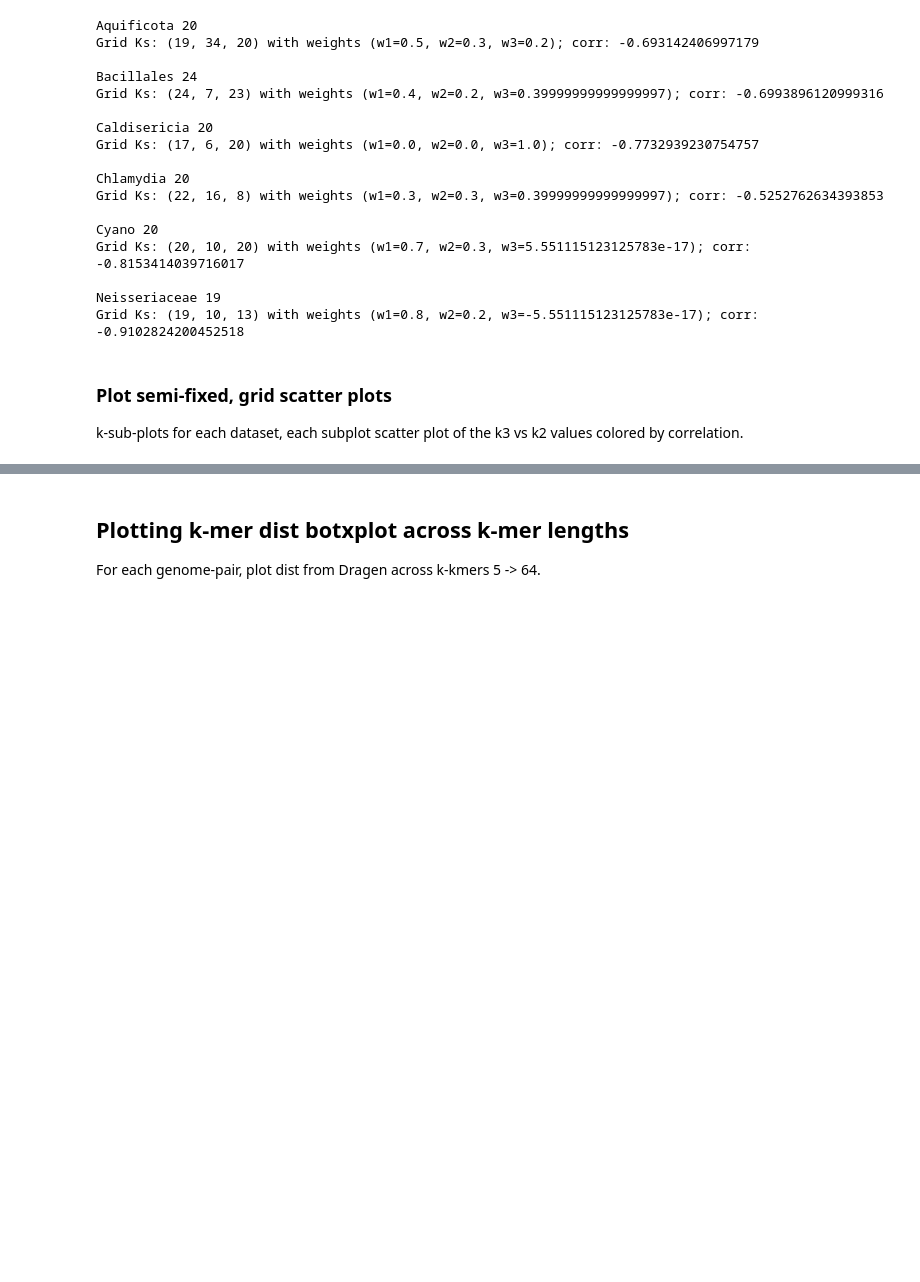
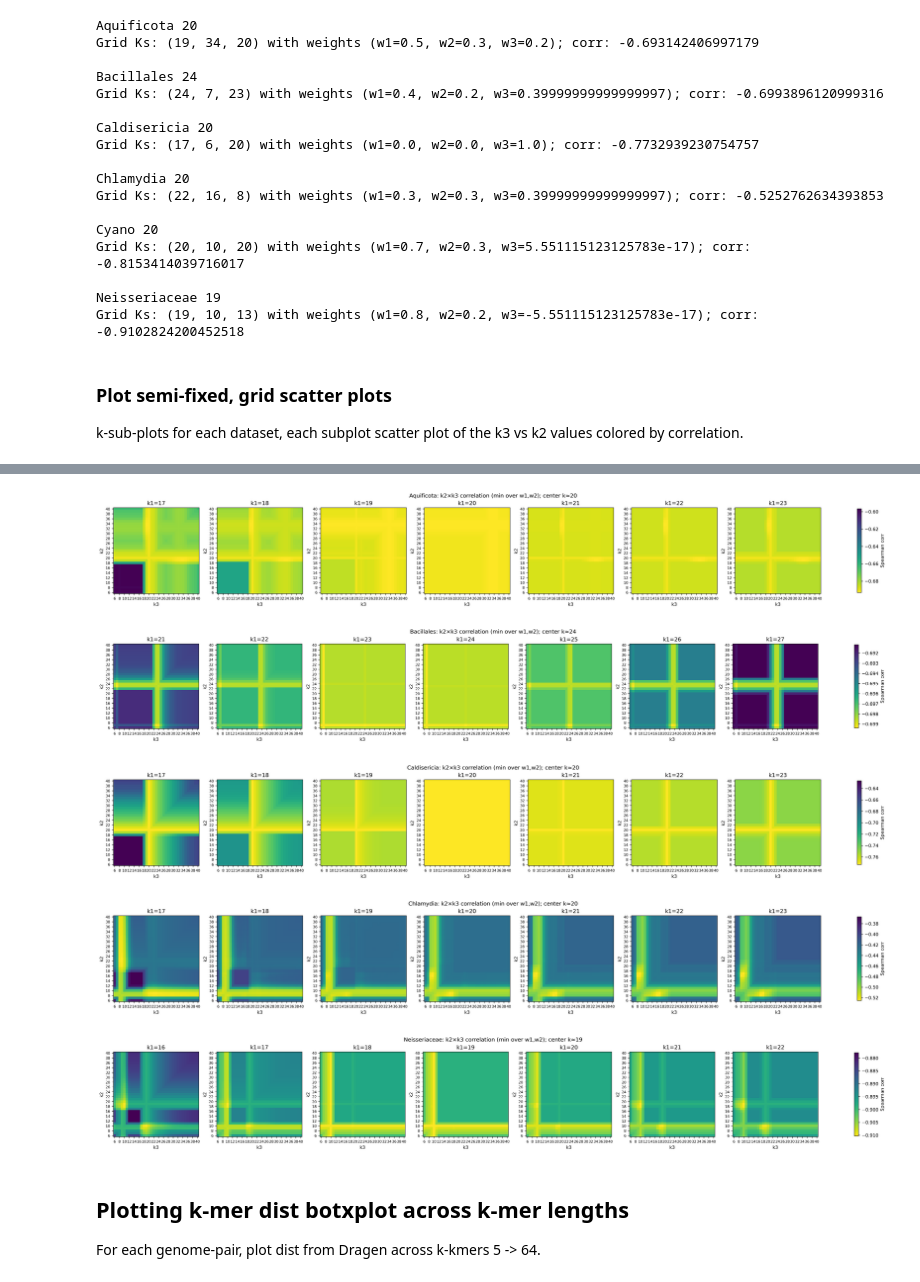
Before and after one commit to StephenHwang/Ok-k-mer, a Jupyter notebook: src/tree_mask.ipynb, the cells around one changed output, grey strips where cells are left out. Cells and saved outputs as stored; diff of their text form; code cells hidden in the pictures; blank space fills up the shorter version.

```diff
--- a/src/tree_mask.ipynb
+++ b/src/tree_mask.ipynb
@@ -939,3 +915,25 @@ plt.show()
+# %%
+grid_datasets_with_k = [
+    ("Aquificota", aquificota_grid, 20),
+    ("Bacillales", bacillales_grid, 24),
+    ("Caldisericia", caldisericia_grid, 20),
+    ("Chlamydia", chlamydia_grid, 20),
+    # ("Cyano", cyano_grid, 20),
+    ("Neisseriaceae", neisseriaceae_grid, 19),
+]
+
+s = 3
+k_low = 6
+k_high = 40
+
+for name, grid_df, k in grid_datasets_with_k:
+    plot_grid_heatmaps(name, grid_df, k, s, k_low, k_high)
+# %% [output]
+[figure, added]
+[figure, added]
+[figure, added]
+[figure, added]
+[figure, added]
 # %% [markdown]
 ## Plotting k-mer dist botxplot across k-mer lengths
 For each genome-pair, plot dist from Dragen across k-kmers 5 -> 64.
```
Also changed, not shown: parts of 6 cells of this notebook.
